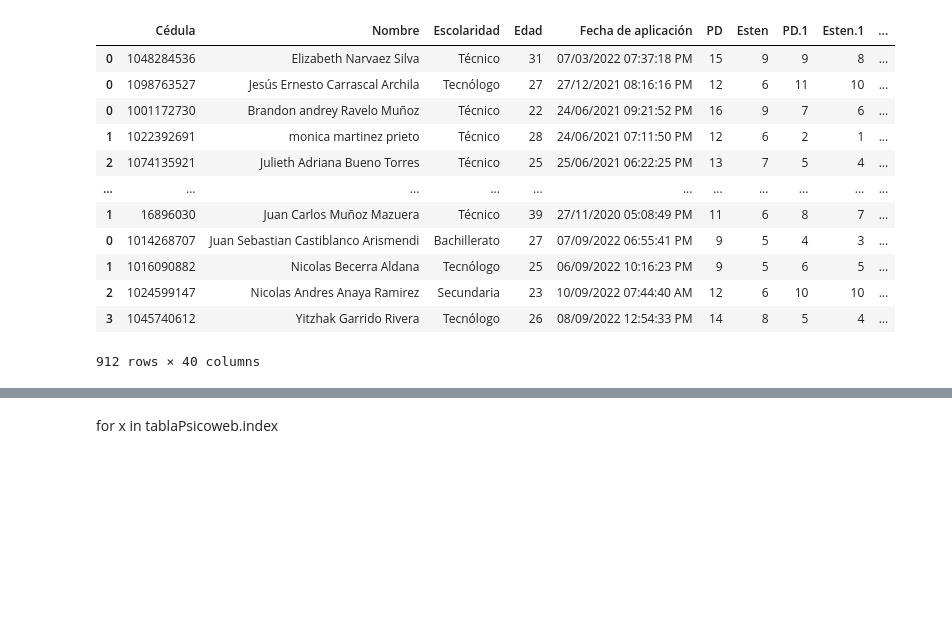
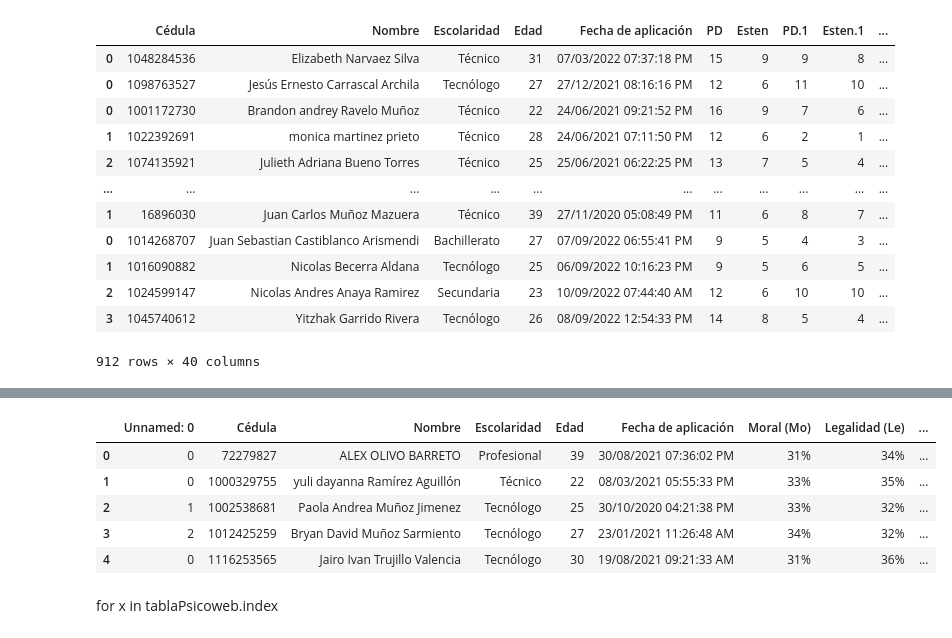
Before and after one commit to HQ5SAS/LABORATORIO_JAZZ, a Jupyter notebook: psicotecnicasAsociate.ipynb, the cells around one changed output, grey strips where cells are left out. Cells and saved outputs as stored; diff of their text form; code cells hidden in the pictures; blank space fills up the shorter version.

```diff
--- a/psicotecnicasAsociate.ipynb
+++ b/psicotecnicasAsociate.ipynb
@@ -652,3 +563,16 @@ Index(['cedula', 'nombre', 'escolaridad', 'edad', 'fecha_de_aplicacion',
+# %%
+prueba_Zavic=
+prueba_Terman=
+prueba_Valores=
+prueba_Cleaver=
+prueba_FP16=
+# %% [output]
+|  | Unnamed: 0 | Cédula | Nombre | Escolaridad | Edad | Fecha de aplicación | Moral (Mo) | Legalidad (Le) | ... |
+| 0 | 0 | 72279827 | ALEX OLIVO BARRETO | Profesional | 39 | 30/08/2021 07:36:02 PM | 31% | 34% | ... |
+| 1 | 0 | 1000329755 | yuli dayanna Ramírez Aguillón | Técnico | 22 | 08/03/2021 05:55:33 PM | 33% | 35% | ... |
+| 2 | 1 | 1002538681 | Paola Andrea Muñoz Jimenez | Tecnólogo | 25 | 30/10/2020 04:21:38 PM | 33% | 32% | ... |
+| 3 | 2 | 1012425259 | Bryan David Muñoz Sarmiento | Tecnólogo | 27 | 23/01/2021 11:26:48 AM | 34% | 32% | ... |
+| 4 | 0 | 1116253565 | Jairo Ivan Trujillo Valencia | Tecnólogo | 30 | 19/08/2021 09:21:33 AM | 31% | 36% | ... |
 # %% [markdown]
 for x in tablaPsicoweb.index
 # %%
```
Also changed, not shown: parts of 23 cells of this notebook, 2 other files.
